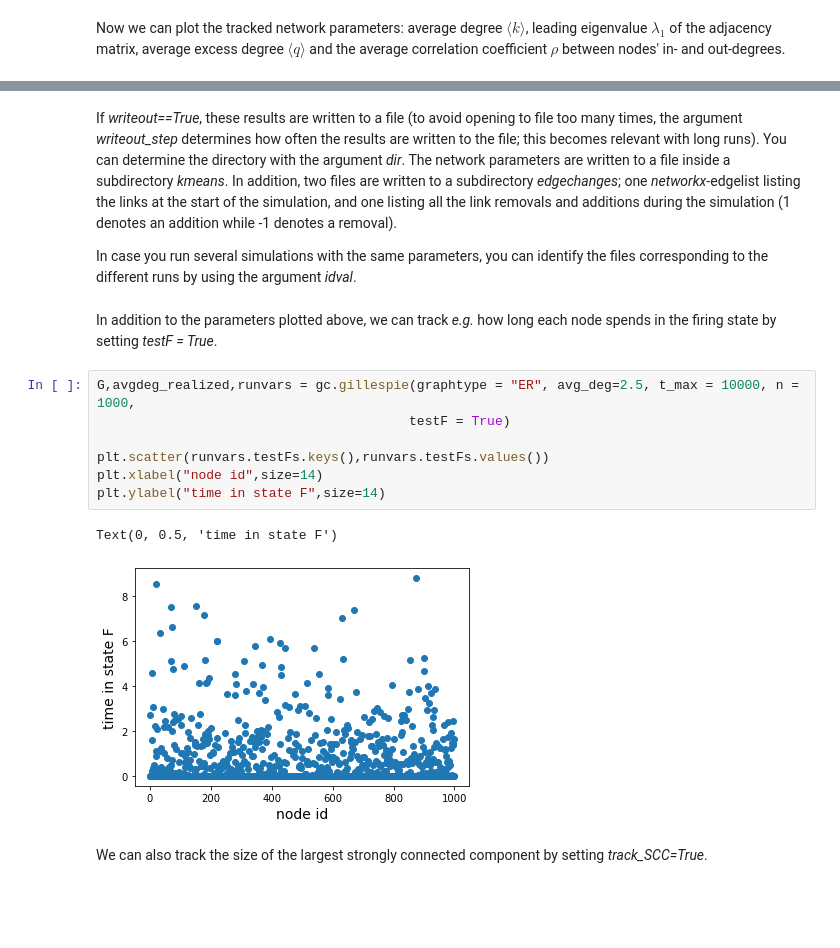
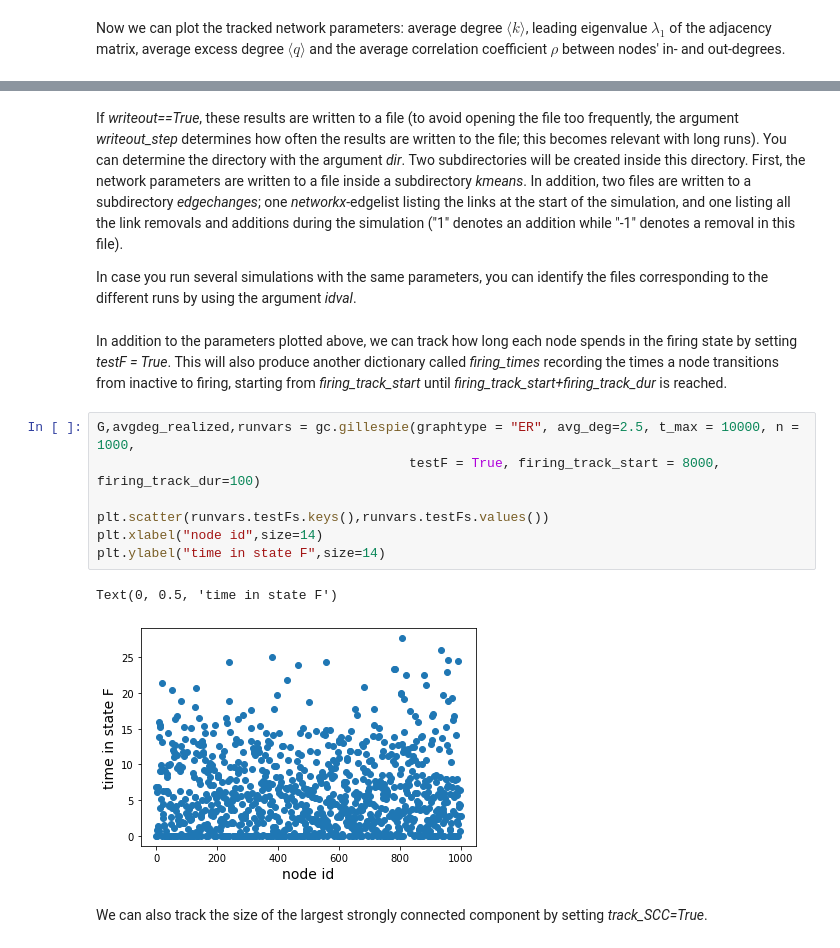
Before and after one commit to sasormunen/critical_drift, a Jupyter notebook: example.ipynb, the cells around one changed output, grey strips where cells are left out. Drawn from its saved outputs; the diff is of its cells as text; blank space fills up the shorter version.

```diff
--- a/example.ipynb
+++ b/example.ipynb
@@ -72,19 +72,19 @@ plt.tight_layout()
 # %% [markdown]
-If *writeout==True*, these results are written to a file (to avoid opening to file too many times, the argument *writeout_step* determines how often the results are written to the file; this becomes relevant with long runs). You can determine the directory with the argument *dir*. The network parameters are written to a file inside a subdirectory *kmeans*. In addition, two files are written to a subdirectory *edgechanges*; one *networkx*-edgelist listing the links at the start of the simulation, and one listing all the link removals and additions during the simulation (1 denotes an addition while -1 denotes a removal).
+If *writeout==True*, these results are written to a file (to avoid opening the file too frequently, the argument *writeout_step* determines how often the results are written to the file; this becomes relevant with long runs). You can determine the directory with the argument *dir*. Two subdirectories will be created inside this directory. First, the network parameters are written to a file inside a subdirectory *kmeans*. In addition, two files are written to a subdirectory *edgechanges*; one *networkx*-edgelist listing the links at the start of the simulation, and one listing all the link removals and additions during the simulation ("1" denotes an addition while "-1" denotes a removal in this file).
 
 In case you run several simulations with the same parameters, you can identify the files corresponding to the different runs by using the argument *idval*.
 # %% [markdown]
-In addition to the parameters plotted above, we can track *e.g.* how long each node spends in the firing state by setting *testF = True*.
+In addition to the parameters plotted above, we can track how long each node spends in the firing state by setting *testF = True*. This will also produce another dictionary called *firing_times* recording the times a node transitions from inactive to firing, starting from *firing_track_start* until *firing_track_start+firing_track_dur* is reached.
 # %%
 G,avgdeg_realized,runvars = gc.gillespie(graphtype = "ER", avg_deg=2.5, t_max = 10000, n = 1000,
-                                        testF = True)
+                                        testF = True, firing_track_start = 8000, firing_track_dur=100)
 
 plt.scatter(runvars.testFs.keys(),runvars.testFs.values())
 plt.xlabel("node id",size=14)
 plt.ylabel("time in state F",size=14)
 # %% [output]
 Text(0, 0.5, 'time in state F')
-[figure, old version]
+[figure, new version]
 # %% [markdown]
 We can also track the size of the largest strongly connected component by setting *track_SCC=True*.
 # %%
```
Also changed, not shown: parts of 8 cells of this notebook.
